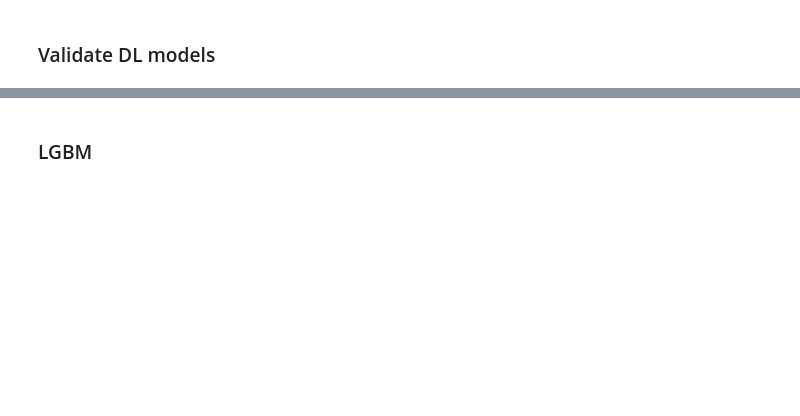
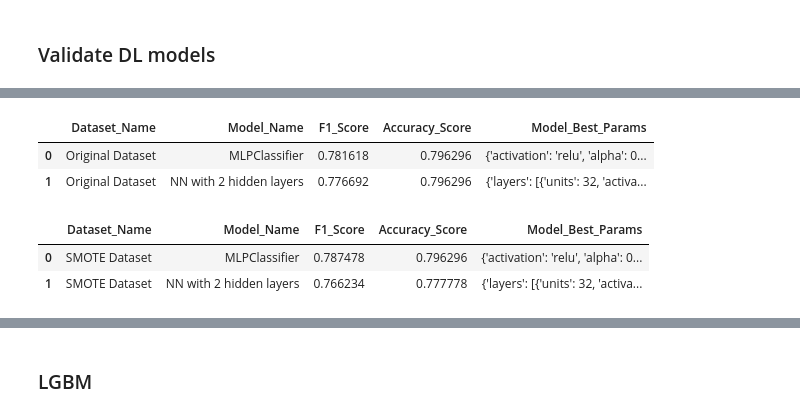
Before and after one commit to denysgerasymuk799/UCU_AI_Course_Project, a Jupyter notebook: 02_Diabet_Prediction_Models.ipynb, the cells around one changed output, grey strips where cells are left out. Cells and saved outputs as stored; diff of their text form; code cells hidden in the pictures; blank space fills up the shorter version.

```diff
--- a/02_Diabet_Prediction_Models.ipynb
+++ b/02_Diabet_Prediction_Models.ipynb
@@ -691,0 +818,12 @@ test_DL_models(X_train, y_train, X_test, y_test, 'Original Dataset', show_plots=
+# %%
+test_DL_models(ros_X_train, ros_y_train, X_test, y_test, 'ROS Dataset', show_plots=False, debug_mode=False)
+# %% [output]
+|  | Dataset_Name | Model_Name | F1_Score | Accuracy_Score | Model_Best_Params |
+| 0 | Original Dataset | MLPClassifier | 0.781618 | 0.796296 | {'activation': 'relu', 'alpha': 0... |
+| 1 | Original Dataset | NN with 2 hidden layers | 0.776692 | 0.796296 | {'layers': [{'units': 32, 'activa... |
+# %%
+test_DL_models(smote_X_train, smote_y_train, X_test, y_test, 'SMOTE Dataset', show_plots=False, debug_mode=False)
+# %% [output]
+|  | Dataset_Name | Model_Name | F1_Score | Accuracy_Score | Model_Best_Params |
+| 0 | SMOTE Dataset | MLPClassifier | 0.787478 | 0.796296 | {'activation': 'relu', 'alpha': 0... |
+| 1 | SMOTE Dataset | NN with 2 hidden layers | 0.766234 | 0.777778 | {'layers': [{'units': 32, 'activa... |
```
Also changed, not shown: parts of 23 cells of this notebook.
